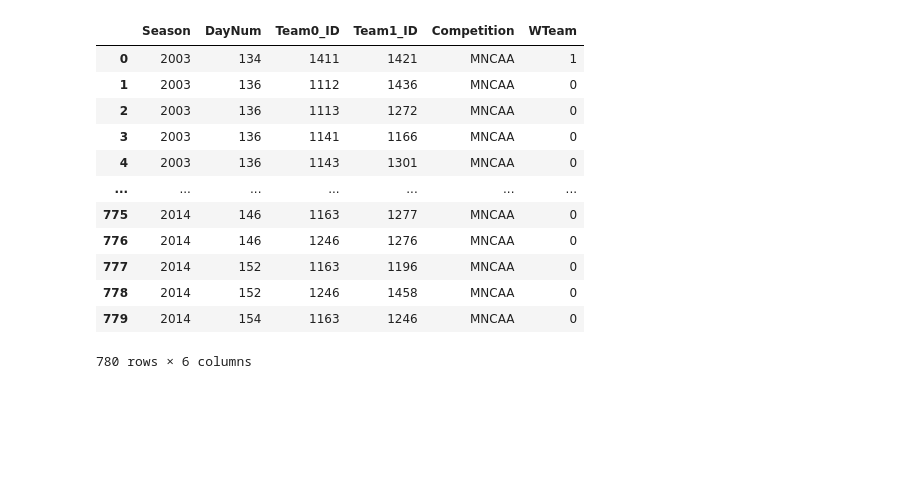
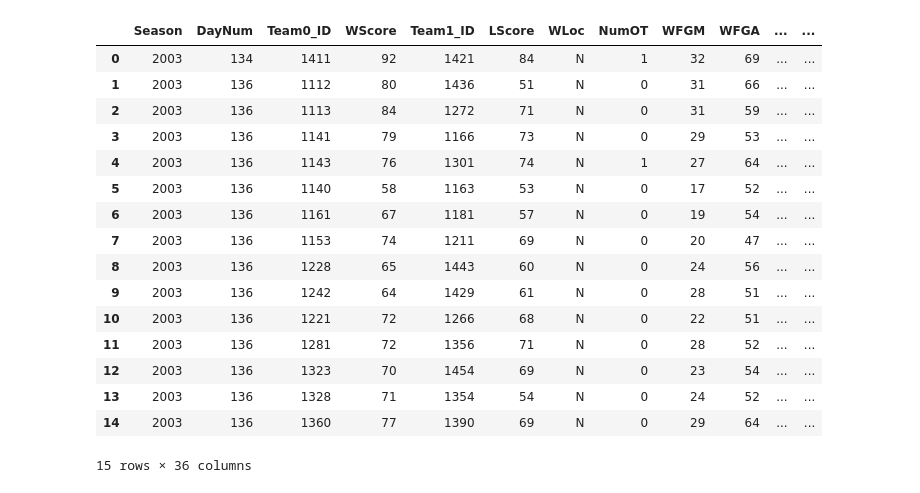
Before and after one commit to arthurgoldfr/Hackathon-March-Madness, a Jupyter notebook: Lena/Database-Lena.ipynb, the cells around one changed output. Drawn from its saved outputs; the diff is of its cells as text; code cells hidden in the pictures; blank space fills up the shorter version.

```diff
--- a/Lena/Database-Lena.ipynb
+++ b/Lena/Database-Lena.ipynb
@@ -7,30 +16,33 @@ Features = pd.read_csv('data/Stage1/MNCAATourneyDetailedResults.csv')
 # %%
-MNCAATourneyDetailedResults = MNCAATourneyDetailedResults.loc[MNCAATourneyDetailedResults['Season'] >= 2003]
-MNCAATourneyDetailedResults = MNCAATourneyDetailedResults.loc[MNCAATourneyDetailedResults['Season'] <= 2014]
-MNCAATourneyDetailedResults = MNCAATourneyDetailedResults[['Season','DayNum','WTeamID','LTeamID']]
-MNCAATourneyDetailedResults.loc[:,'Competition'] = 'MNCAA'
-MNCAATourneyDetailedResults.loc[:,'WTeam'] = 0
+MNCAA = MNCAA.loc[MNCAA['Season'] >= 2003]
+MNCAA.loc[:,'Competition'] = 'MNCAA'
+MNCAA.loc[:,'WTeam'] = 0
 
-for i,_ in enumerate(MNCAATourneyDetailedResults.iterrows()):
-    if MNCAATourneyDetailedResults.iloc[i,2] > MNCAATourneyDetailedResults.iloc[i,3] :
-        MNCAATourneyDetailedResults.iloc[i,2],MNCAATourneyDetailedResults.iloc[i,3] = MNCAATourneyDetailedResults.iloc[i,3],MNCAATourneyDetailedResults.iloc[i,2]
-        MNCAATourneyDetailedResults.iloc[i,5] = 1
+for i,_ in enumerate(MNCAA.iterrows()):
+    if MNCAA.iloc[i,2] > MNCAA.iloc[i,4]:
+        MNCAA.iloc[i,2],MNCAA.iloc[i,4] = MNCAA.iloc[i,4],MNCAA.iloc[i,2]
+        MNCAA.iloc[i,35] = 1
 
-MNCAATourneyDetailedResults = MNCAATourneyDetailedResults.rename(columns={"WTeamID": "Team0_ID", "LTeamID": "Team1_ID"})
 
-MNCAATourneyDetailedResults
+MNCAA = MNCAA.rename(columns={"WTeamID": "Team0_ID", "LTeamID": "Team1_ID"})
+
+MNCAA.head(15)
 # %% [output]
-|  | Season | DayNum | Team0_ID | Team1_ID | Competition | WTeam |
-| 0 | 2003 | 134 | 1411 | 1421 | MNCAA | 1 |
-| 1 | 2003 | 136 | 1112 | 1436 | MNCAA | 0 |
-| 2 | 2003 | 136 | 1113 | 1272 | MNCAA | 0 |
-| 3 | 2003 | 136 | 1141 | 1166 | MNCAA | 0 |
-| 4 | 2003 | 136 | 1143 | 1301 | MNCAA | 0 |
-| ... | ... | ... | ... | ... | ... | ... |
-| 775 | 2014 | 146 | 1163 | 1277 | MNCAA | 0 |
-| 776 | 2014 | 146 | 1246 | 1276 | MNCAA | 0 |
-| 777 | 2014 | 152 | 1163 | 1196 | MNCAA | 0 |
-| 778 | 2014 | 152 | 1246 | 1458 | MNCAA | 0 |
-| 779 | 2014 | 154 | 1163 | 1246 | MNCAA | 0 |
+|  | Season | DayNum | Team0_ID | WScore | Team1_ID | LScore | WLoc | NumOT | WFGM | WFGA | ... | ... |
+| 0 | 2003 | 134 | 1411 | 92 | 1421 | 84 | N | 1 | 32 | 69 | ... | ... |
+| 1 | 2003 | 136 | 1112 | 80 | 1436 | 51 | N | 0 | 31 | 66 | ... | ... |
+| 2 | 2003 | 136 | 1113 | 84 | 1272 | 71 | N | 0 | 31 | 59 | ... | ... |
+| 3 | 2003 | 136 | 1141 | 79 | 1166 | 73 | N | 0 | 29 | 53 | ... | ... |
+| 4 | 2003 | 136 | 1143 | 76 | 1301 | 74 | N | 1 | 27 | 64 | ... | ... |
+| 5 | 2003 | 136 | 1140 | 58 | 1163 | 53 | N | 0 | 17 | 52 | ... | ... |
+| 6 | 2003 | 136 | 1161 | 67 | 1181 | 57 | N | 0 | 19 | 54 | ... | ... |
+| 7 | 2003 | 136 | 1153 | 74 | 1211 | 69 | N | 0 | 20 | 47 | ... | ... |
+| 8 | 2003 | 136 | 1228 | 65 | 1443 | 60 | N | 0 | 24 | 56 | ... | ... |
+| 9 | 2003 | 136 | 1242 | 64 | 1429 | 61 | N | 0 | 28 | 51 | ... | ... |
+| 10 | 2003 | 136 | 1221 | 72 | 1266 | 68 | N | 0 | 22 | 51 | ... | ... |
+| 11 | 2003 | 136 | 1281 | 72 | 1356 | 71 | N | 0 | 28 | 52 | ... | ... |
+| 12 | 2003 | 136 | 1323 | 70 | 1454 | 69 | N | 0 | 23 | 54 | ... | ... |
+| 13 | 2003 | 136 | 1328 | 71 | 1354 | 54 | N | 0 | 24 | 52 | ... | ... |
+| 14 | 2003 | 136 | 1360 | 77 | 1390 | 69 | N | 0 | 29 | 64 | ... | ... |
-780 rows × 6 columns
+15 rows × 36 columns
 # %%
```
Also changed, not shown: parts of 78 cells of this notebook.
